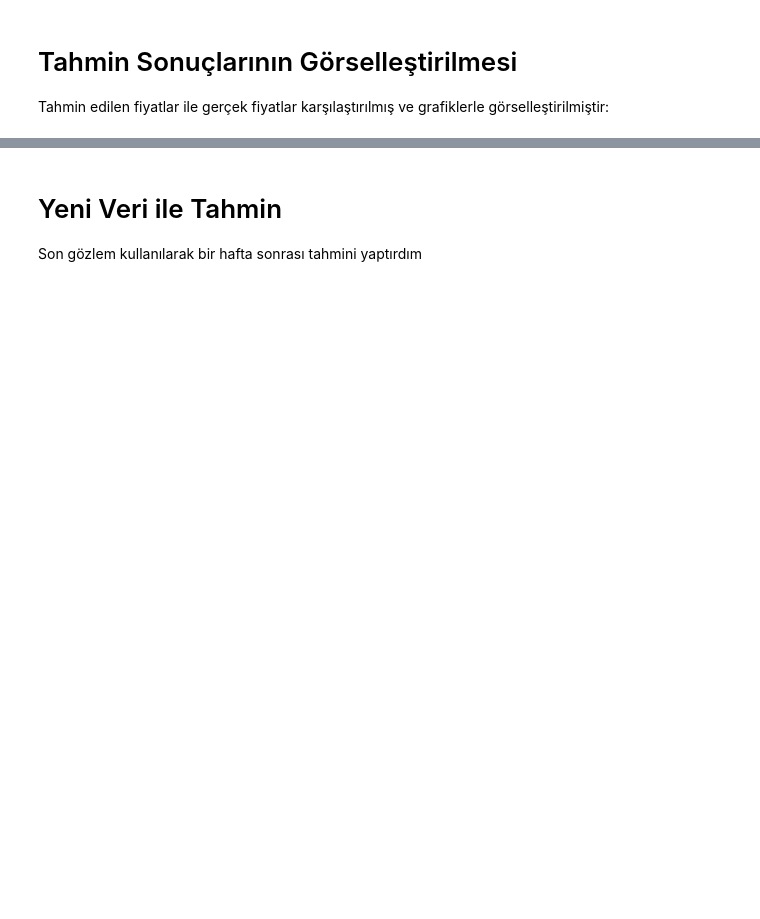
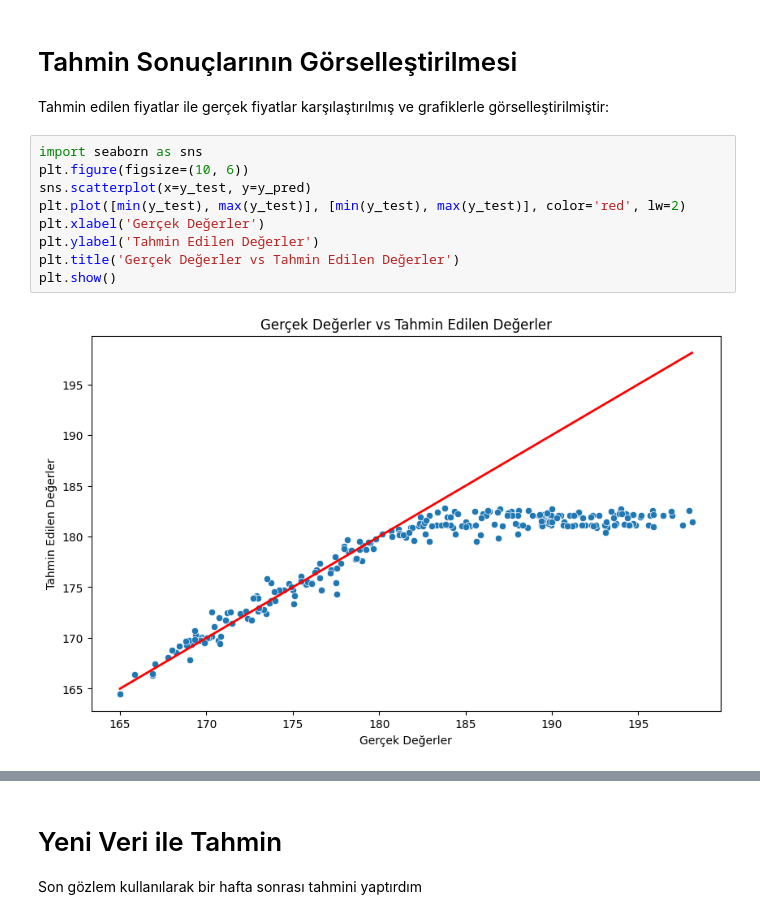
Before and after one commit to emircanbacanak/Selection-Sort-Projesi, a Jupyter notebook: Finansal_Piyasa_Analizi_ve_Tahmini_Projesi.ipynb, the cells around one changed output, grey strips where cells are left out. Drawn from its saved outputs; the diff is of its cells as text; blank space fills up the shorter version.

```diff
--- a/Finansal_Piyasa_Analizi_ve_Tahmini_Projesi.ipynb
+++ b/Finansal_Piyasa_Analizi_ve_Tahmini_Projesi.ipynb
@@ -97,3 +169,14 @@ R-squared: 0.9974931543740091
 # %% [markdown]
 # Tahmin Sonuçlarının Görselleştirilmesi
 Tahmin edilen fiyatlar ile gerçek fiyatlar karşılaştırılmış ve grafiklerle görselleştirilmiştir:
+# %%
+import seaborn as sns
+plt.figure(figsize=(10, 6))
+sns.scatterplot(x=y_test, y=y_pred)
+plt.plot([min(y_test), max(y_test)], [min(y_test), max(y_test)], color='red', lw=2)
+plt.xlabel('Gerçek Değerler')
+plt.ylabel('Tahmin Edilen Değerler')
+plt.title('Gerçek Değerler vs Tahmin Edilen Değerler')
+plt.show()
+# %% [output]
+[figure, added]
```
Also changed, not shown: parts of 36 cells of this notebook.
